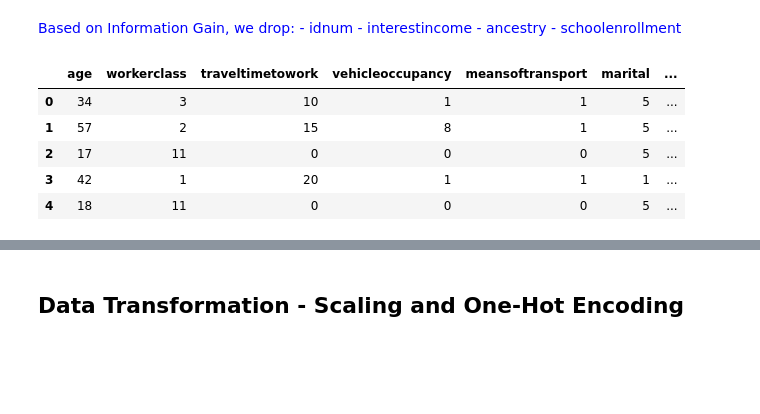
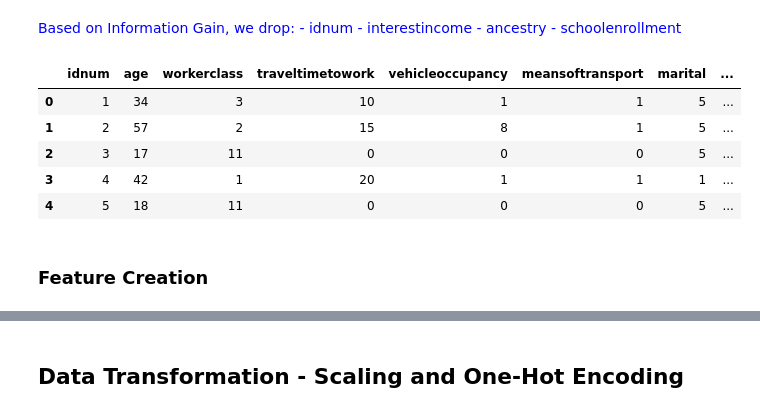
Before and after one commit to akshaytambe/Machine-Learning, a Jupyter notebook: Final Project/apt321_ss11381_ML_Final_Project_HW5.ipynb, the cells around one changed output, grey strips where cells are left out. Saved outputs shown, nothing was run; the diff lists cells and outputs as text; code cells hidden in the pictures; blank space fills up the shorter version.

```diff
--- a/Final Project/apt321_ss11381_ML_Final_Project_HW5.ipynb
+++ b/Final Project/apt321_ss11381_ML_Final_Project_HW5.ipynb
@@ -184,14 +227,16 @@ Based on Information Gain, we drop:
 </div>
 # %%
 # Drop Columns
-columns = ['idnum', 'interestincome', 'ancestry', 'schoolenrollment']
+columns = ['interestincome', 'ancestry', 'schoolenrollment']
 clean_data = data_drop(clean_data, columns)
 df = clean_data
 df.head(5)
 # %% [output]
-|  | age | workerclass | traveltimetowork | vehicleoccupancy | meansoftransport | marital | ... |
-| 0 | 34 | 3 | 10 | 1 | 1 | 5 | ... |
-| 1 | 57 | 2 | 15 | 8 | 1 | 5 | ... |
-| 2 | 17 | 11 | 0 | 0 | 0 | 5 | ... |
-| 3 | 42 | 1 | 20 | 1 | 1 | 1 | ... |
-| 4 | 18 | 11 | 0 | 0 | 0 | 5 | ... |
+|  | idnum | age | workerclass | traveltimetowork | vehicleoccupancy | meansoftransport | marital | ... |
+| 0 | 1 | 34 | 3 | 10 | 1 | 1 | 5 | ... |
+| 1 | 2 | 57 | 2 | 15 | 8 | 1 | 5 | ... |
+| 2 | 3 | 17 | 11 | 0 | 0 | 0 | 5 | ... |
+| 3 | 4 | 42 | 1 | 20 | 1 | 1 | 1 | ... |
+| 4 | 5 | 18 | 11 | 0 | 0 | 0 | 5 | ... |
+# %% [markdown]
+### Feature Creation
```
Also changed, not shown: parts of 63 cells of this notebook.
